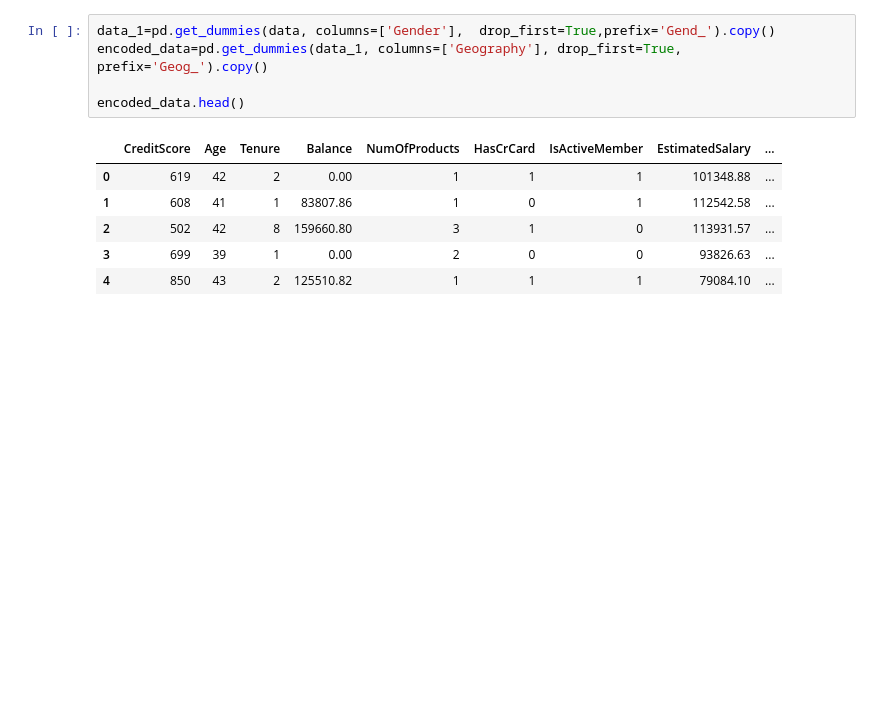
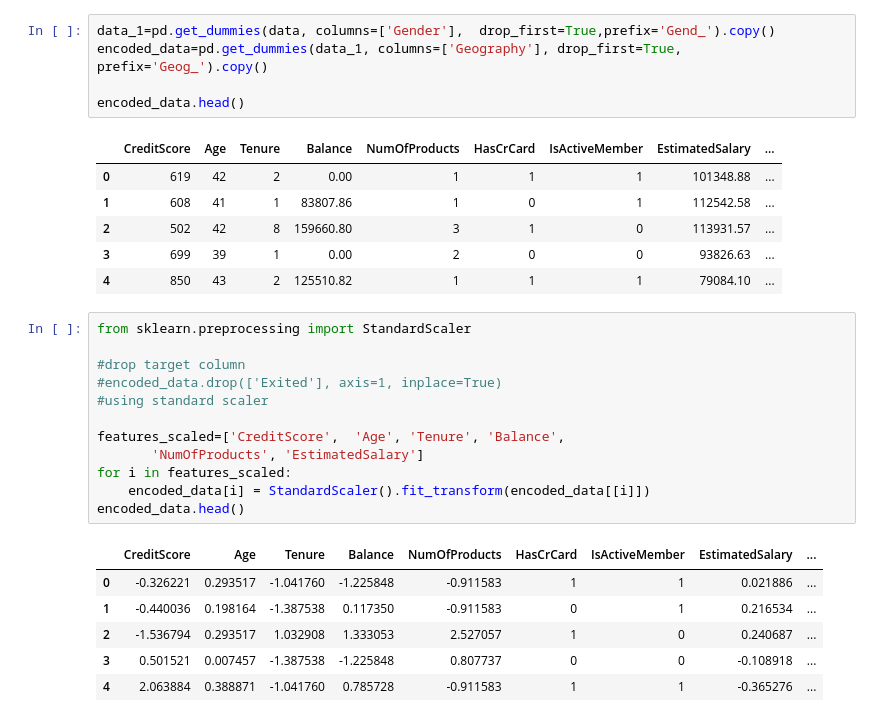
Before and after one commit to Aishwarya-Sarkar/predicting-bank-customer-churn, a Jupyter notebook: bank-customer-churn-prediction.ipynb, the cells around one changed output. Saved outputs shown, nothing was run; the diff lists cells and outputs as text; blank space fills up the shorter version.

```diff
--- a/bank-customer-churn-prediction.ipynb
+++ b/bank-customer-churn-prediction.ipynb
@@ -153,3 +152,22 @@ encoded_data.head()
 | 2 | 502 | 42 | 8 | 159660.80 | 3 | 1 | 0 | 113931.57 | ... |
 | 3 | 699 | 39 | 1 | 0.00 | 2 | 0 | 0 | 93826.63 | ... |
 | 4 | 850 | 43 | 2 | 125510.82 | 1 | 1 | 1 | 79084.10 | ... |
+# %%
+from sklearn.preprocessing import StandardScaler
+
+#drop target column
+#encoded_data.drop(['Exited'], axis=1, inplace=True)
+#using standard scaler
+
+features_scaled=['CreditScore',  'Age', 'Tenure', 'Balance',
+       'NumOfProducts', 'EstimatedSalary']
+for i in features_scaled:
+    encoded_data[i] = StandardScaler().fit_transform(encoded_data[[i]])
+encoded_data.head()
+# %% [output]
+|  | CreditScore | Age | Tenure | Balance | NumOfProducts | HasCrCard | IsActiveMember | EstimatedSalary | ... |
+| 0 | -0.326221 | 0.293517 | -1.041760 | -1.225848 | -0.911583 | 1 | 1 | 0.021886 | ... |
+| 1 | -0.440036 | 0.198164 | -1.387538 | 0.117350 | -0.911583 | 0 | 1 | 0.216534 | ... |
+| 2 | -1.536794 | 0.293517 | 1.032908 | 1.333053 | 2.527057 | 1 | 0 | 0.240687 | ... |
+| 3 | 0.501521 | 0.007457 | -1.387538 | -1.225848 | 0.807737 | 0 | 0 | -0.108918 | ... |
+| 4 | 2.063884 | 0.388871 | -1.041760 | 0.785728 | -0.911583 | 1 | 1 | -0.365276 | ... |
```
Also changed, not shown: parts of 9 cells of this notebook.
